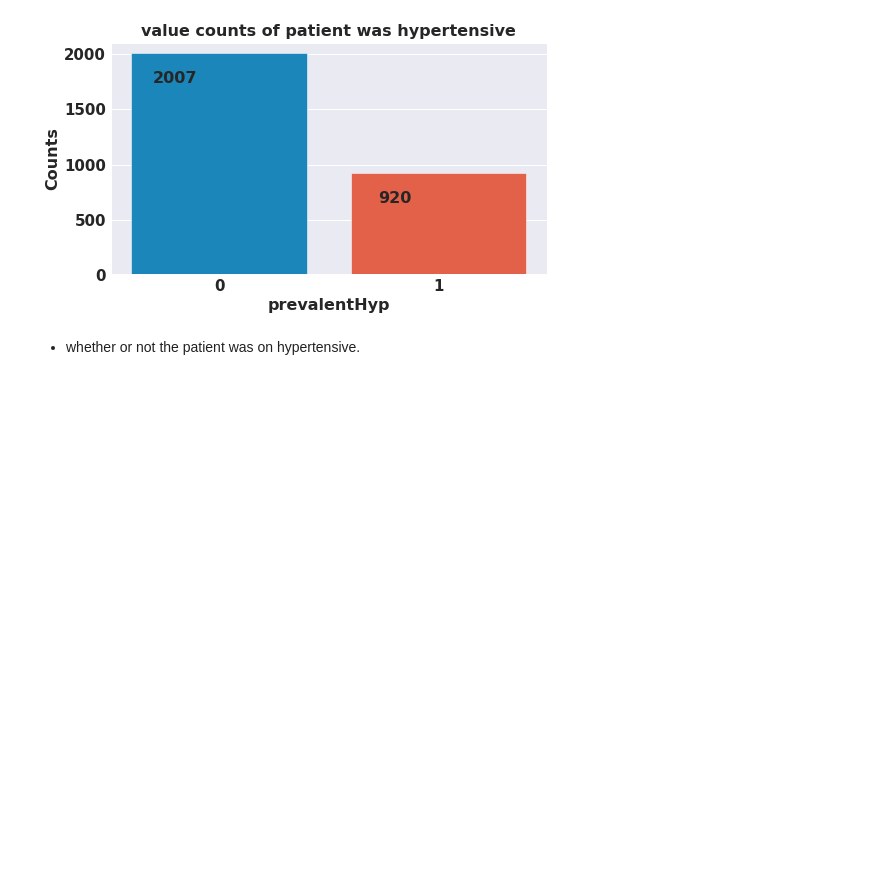
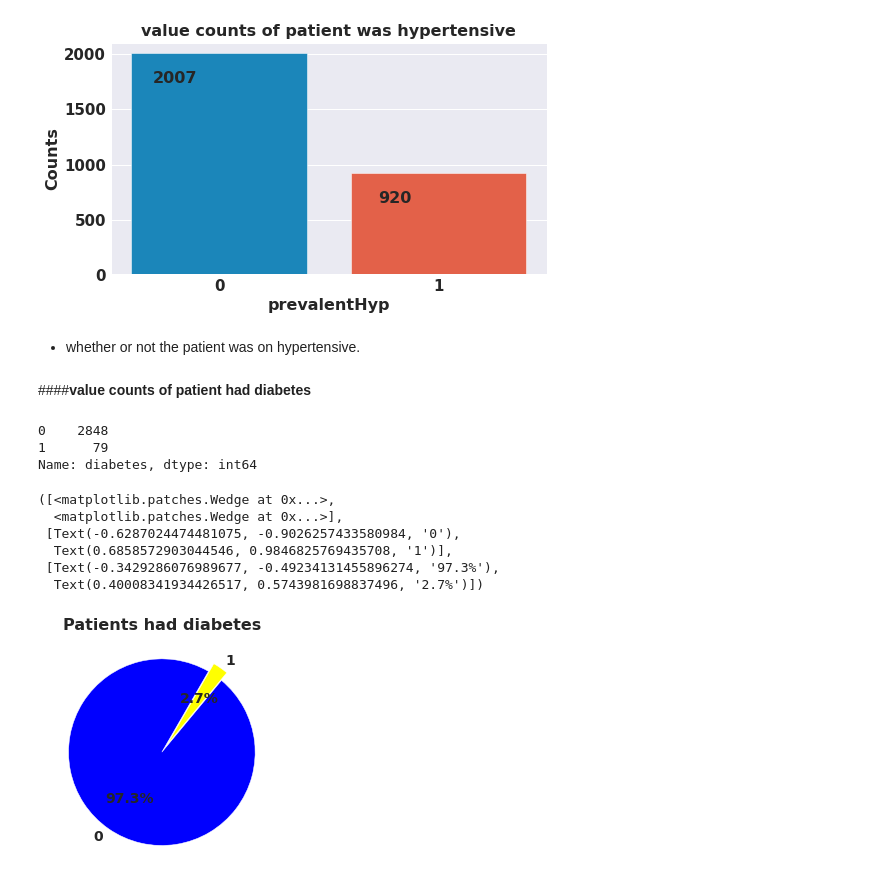
Before and after one commit to kavrit/Cardiovascular-Risk-Prediction, a Jupyter notebook: Capstone_Project_Cardiovascular_Risk_Prediction.ipynb, the cells around one changed output. Saved outputs shown, nothing was run; the diff lists cells and outputs as text; code cells hidden in the pictures; blank space fills up the shorter version.

```diff
--- a/Capstone_Project_Cardiovascular_Risk_Prediction.ipynb
+++ b/Capstone_Project_Cardiovascular_Risk_Prediction.ipynb
@@ -537,3 +537,29 @@ plt.show()
 [figure]
 # %% [markdown]
 * whether or not the patient was on hypertensive.
+# %% [markdown]
+####**value counts of patient had diabetes**
+# %%
+#value counts of patient had diabetes
+diabetes = df['diabetes'].value_counts()
+diabetes
+# %% [output]
+0    2848
+1      79
+Name: diabetes, dtype: int64
+# %%
+plt.rcParams['figure.figsize'] = 4,4
+labels = df['diabetes'].value_counts().index.tolist()
+sizes = df['diabetes'].value_counts().tolist()
+plt.title('Patients had diabetes', size=16)
+colors = ['blue','yellow']
+explode = (0, 0.1)
+plt.pie(sizes, labels=labels,explode = (0, 0.1), colors=colors,autopct='%1.1f%%' ,startangle=60,textprops={'fontsize': 14})
+# %% [output]
+([<matplotlib.patches.Wedge at 0x...>,
+  <matplotlib.patches.Wedge at 0x...>],
+ [Text(-0.6287024474481075, -0.9026257433580984, '0'),
+  Text(0.6858572903044546, 0.9846825769435708, '1')],
+ [Text(-0.3429286076989677, -0.49234131455896274, '97.3%'),
+  Text(0.40008341934426517, 0.5743981698837496, '2.7%')])
+[figure, added]
```
Also changed, not shown: parts of 7 cells of this notebook.
